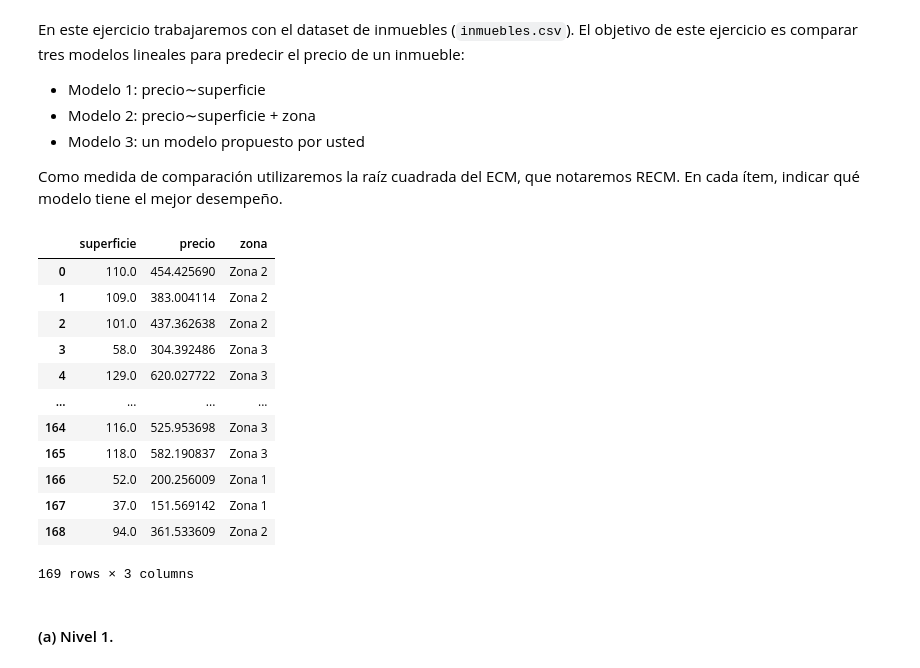
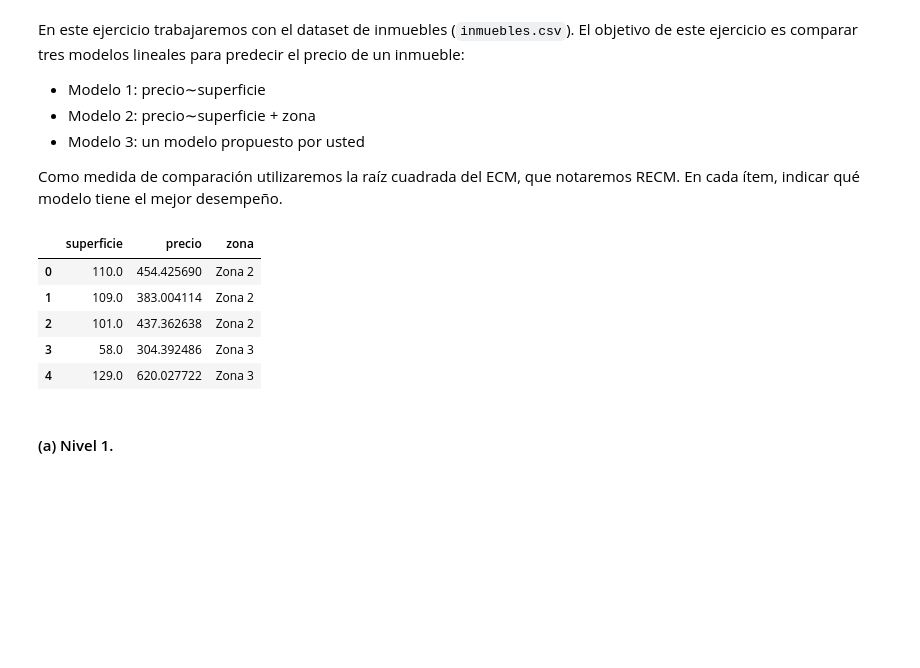
Before and after one commit to lmendezayl/uba-ldd-ic, a Jupyter notebook: guias/soluciones/practica7.ipynb, the cells around one changed output. Drawn from its saved outputs; the diff is of its cells as text; code cells hidden in the pictures; blank space fills up the shorter version.

```diff
--- a/guias/soluciones/practica7.ipynb
+++ b/guias/soluciones/practica7.ipynb
@@ -517,23 +528,20 @@ este ejercicio es comparar tres modelos lineales para predecir el precio de un i
 
 Como medida de comparación utilizaremos la raíz cuadrada del ECM, que notaremos RECM.
 En cada  ítem, indicar qué modelo tiene el mejor desempeño.
-# %%
-df_inmuebles = pd.read_csv('../../datasets/inmuebles.csv')
-df_inmuebles
-# %% [output]
-|  | superficie | precio | zona |
-| 0 | 110.0 | 454.425690 | Zona 2 |
-| 1 | 109.0 | 383.004114 | Zona 2 |
-| 2 | 101.0 | 437.362638 | Zona 2 |
-| 3 | 58.0 | 304.392486 | Zona 3 |
-| 4 | 129.0 | 620.027722 | Zona 3 |
-| ... | ... | ... | ... |
-| 164 | 116.0 | 525.953698 | Zona 3 |
-| 165 | 118.0 | 582.190837 | Zona 3 |
-| 166 | 52.0 | 200.256009 | Zona 1 |
-| 167 | 37.0 | 151.569142 | Zona 1 |
-| 168 | 94.0 | 361.533609 | Zona 2 |
-169 rows × 3 columns
+# %%
+try:
+    df_inmuebles = pd.read_csv('../../datasets/inmuebles.csv')
+except:
+    url = 'https://raw.githubusercontent.com/lmendezayl/uba-ldd-ic/refs/heads/main/datasets/inmuebles.csv'
+    df_inmuebles = pd.read_csv(url)
+df_inmuebles.head()
+# %% [output]
+|  | superficie | precio | zona |
+| 0 | 110.0 | 454.425690 | Zona 2 |
+| 1 | 109.0 | 383.004114 | Zona 2 |
+| 2 | 101.0 | 437.362638 | Zona 2 |
+| 3 | 58.0 | 304.392486 | Zona 3 |
+| 4 | 129.0 | 620.027722 | Zona 3 |
 # %% [markdown]
 
 #### (a) Nivel 1.
```
Also changed, not shown: parts of 11 cells of this notebook.
